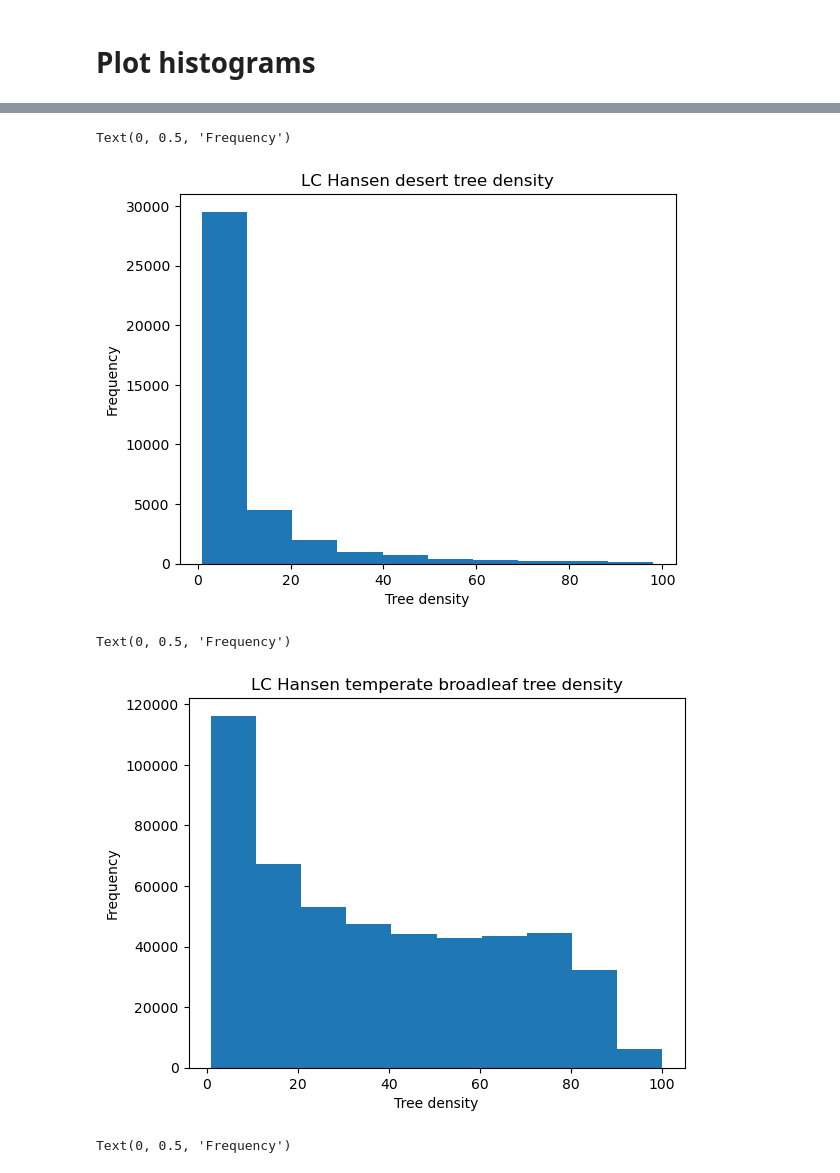
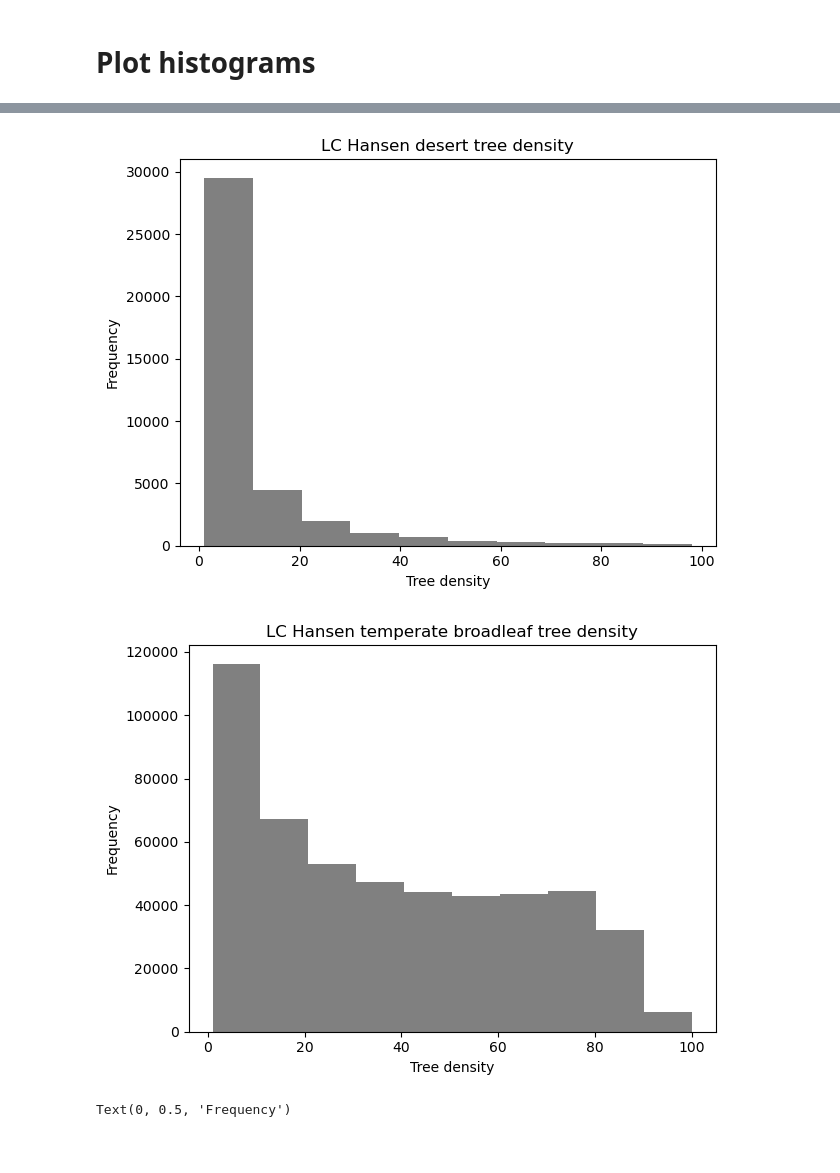
Before and after one commit to MinttuPekkala/Unibe_transmissivity_maps, a Jupyter notebook: Tree_cover_density.ipynb, the cells around one changed output, grey strips where cells are left out. Saved outputs shown, nothing was run; the diff lists cells and outputs as text; code cells hidden in the pictures.

Commit message:
histograms

```diff
--- a/Tree_cover_density.ipynb
+++ b/Tree_cover_density.ipynb
@@ -166,6 +166,8 @@ Tree_cover.plot()
 # %% [output]
 <matplotlib.collections.QuadMesh at 0x...>
 [figure]
+# %%
+Tree_density=Tree_cover
 # %%
 maskLCHansen2000forest = LCHansen2000forest != False
 # %%
@@ -382,19 +383,21 @@ NameError: name 'borealTree_density_biomecleaned' is not defined
 # %%
-xarray.plot.hist(desertTree_density_biomecleaned)
+xarray.plot.hist(desertTree_density_biomecleaned, color='grey')
 pyplot.title("LC Hansen desert tree density")
 pyplot.xlabel("Tree density")
 pyplot.ylabel("Frequency")
+pyplot.tight_layout()  # adjusts spacing
+pyplot.savefig("C:/Users/minttu/Documents/GitHub/Bern_University_transmissivity_maps/Figures/LC_Hansen_desert_tree_density.png", bbox_inches="tight", dpi=300)
 # %% [output]
-Text(0, 0.5, 'Frequency')
-[figure, old version]
+[figure, new version]
 # %%
-xarray.plot.hist(temperate_broadleafTree_density_biomecleaned)
+xarray.plot.hist(temperate_broadleafTree_density_biomecleaned, color='grey')
 pyplot.title("LC Hansen temperate broadleaf tree density")
 pyplot.xlabel("Tree density")
 pyplot.ylabel("Frequency")
+pyplot.tight_layout()  # adjusts spacing
+pyplot.savefig("C:/Users/minttu/Documents/GitHub/Bern_University_transmissivity_maps/Figures/LC_Hansen_temperate_broadleaf_tree_density.png", bbox_inches="tight", dpi=300)
 # %% [output]
-Text(0, 0.5, 'Frequency')
-[figure, old version]
+[figure, new version]
 # %%
 xarray.plot.hist(temperate_coniferousTree_density_biomecleaned)
 pyplot.title("LC Hansen temperate coniferous tree density")
```
Also changed, not shown: parts of 2 cells of this notebook, 3 other files.
